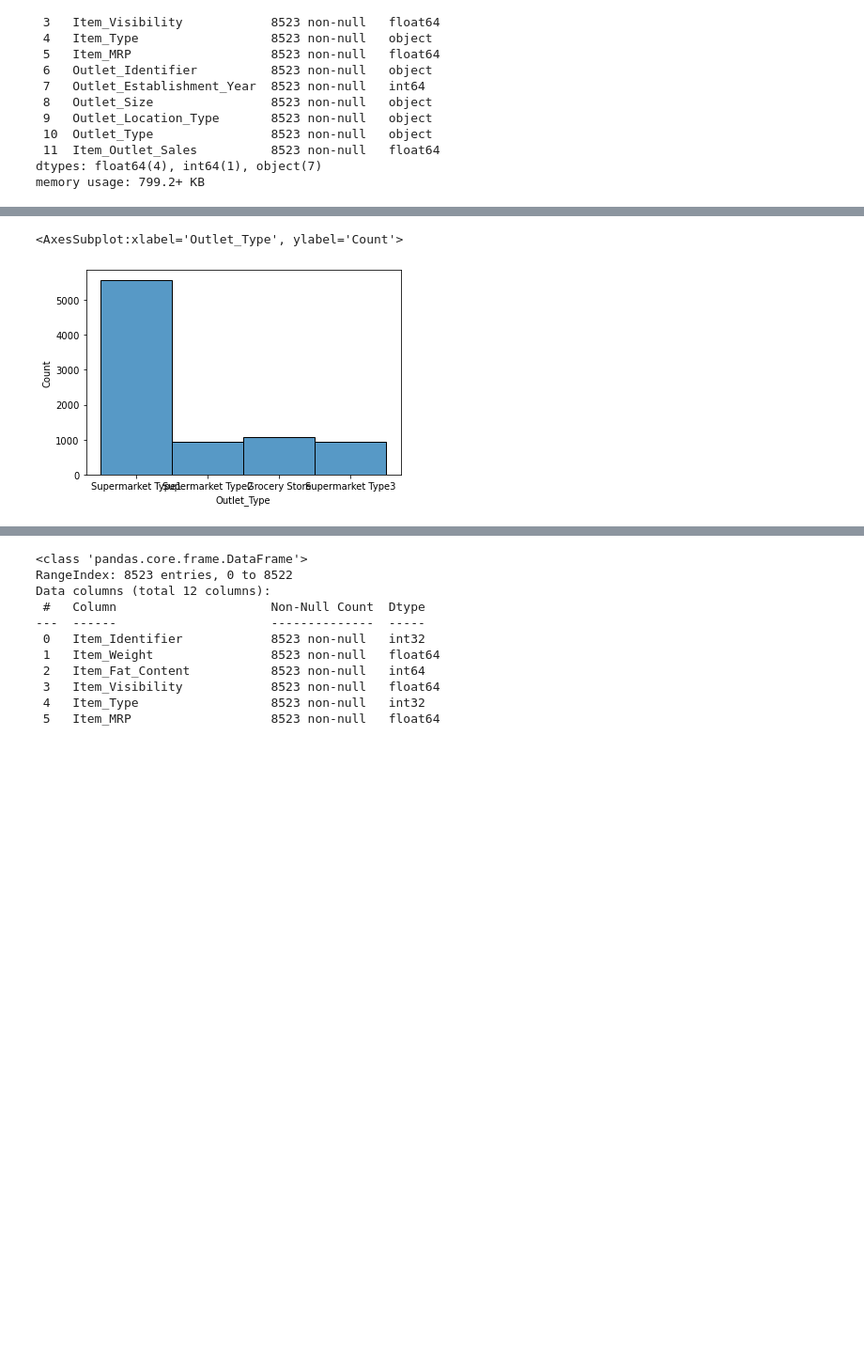
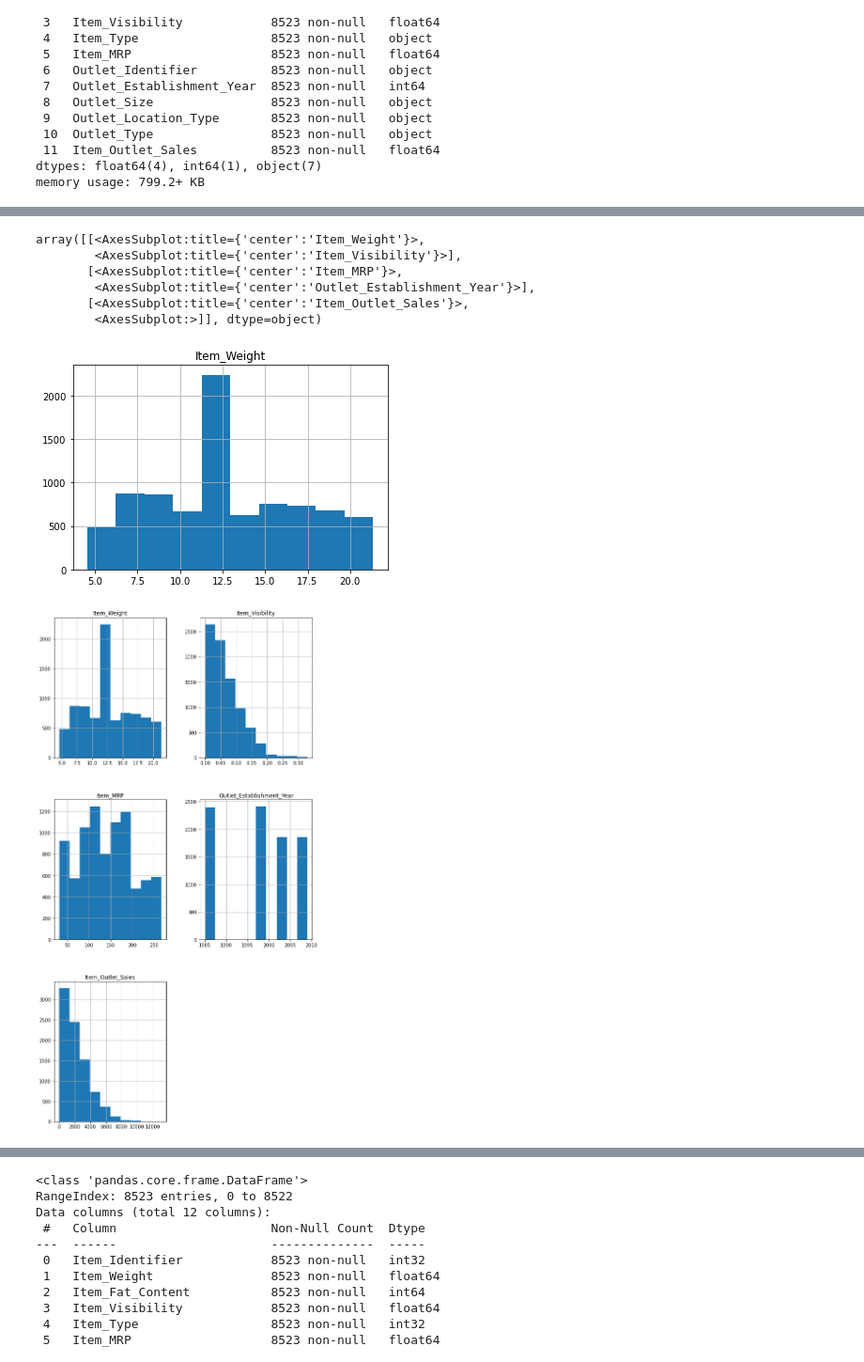
Before and after one commit to Roopesh1070/machine-learning-projects, a Jupyter notebook: supermarket sales prediction.ipynb, the cells around one changed output, grey strips where cells are left out. Shown: that part at 94% size. Cells and saved outputs as stored; diff of their text form; code cells hidden in the pictures; blank space fills up the shorter version.

```diff
--- a/supermarket sales prediction.ipynb
+++ b/supermarket sales prediction.ipynb
@@ -126,5 +126,13 @@ sns.histplot(df["Outlet_Location_Type"])
 # %%
-sns.histplot(df["Outlet_Type"])
+df.hist("Item_Weight")
+df.hist(figsize=(10,20))
+#plt.hist(df["Outlet_Type"],figsize=(12,3),color="violet")
 # %% [output]
-<AxesSubplot:xlabel='Outlet_Type', ylabel='Count'>
+array([[<AxesSubplot:title={'center':'Item_Weight'}>,
+        <AxesSubplot:title={'center':'Item_Visibility'}>],
+       [<AxesSubplot:title={'center':'Item_MRP'}>,
+        <AxesSubplot:title={'center':'Outlet_Establishment_Year'}>],
+       [<AxesSubplot:title={'center':'Item_Outlet_Sales'}>,
+        <AxesSubplot:>]], dtype=object)
-[figure, old version]
+[figure, new version]
+[figure, added]
```
Also changed, not shown: parts of 14 cells of this notebook.
